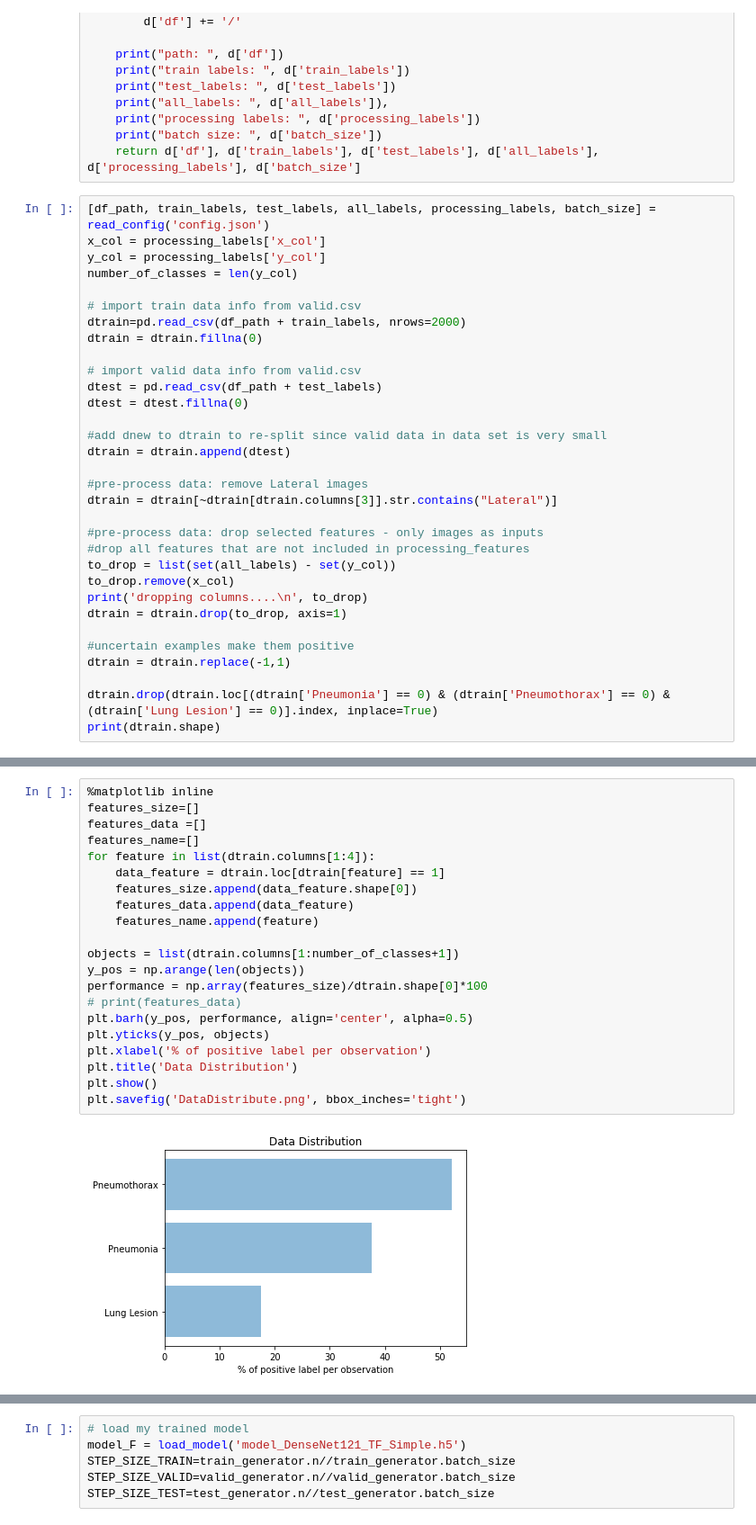
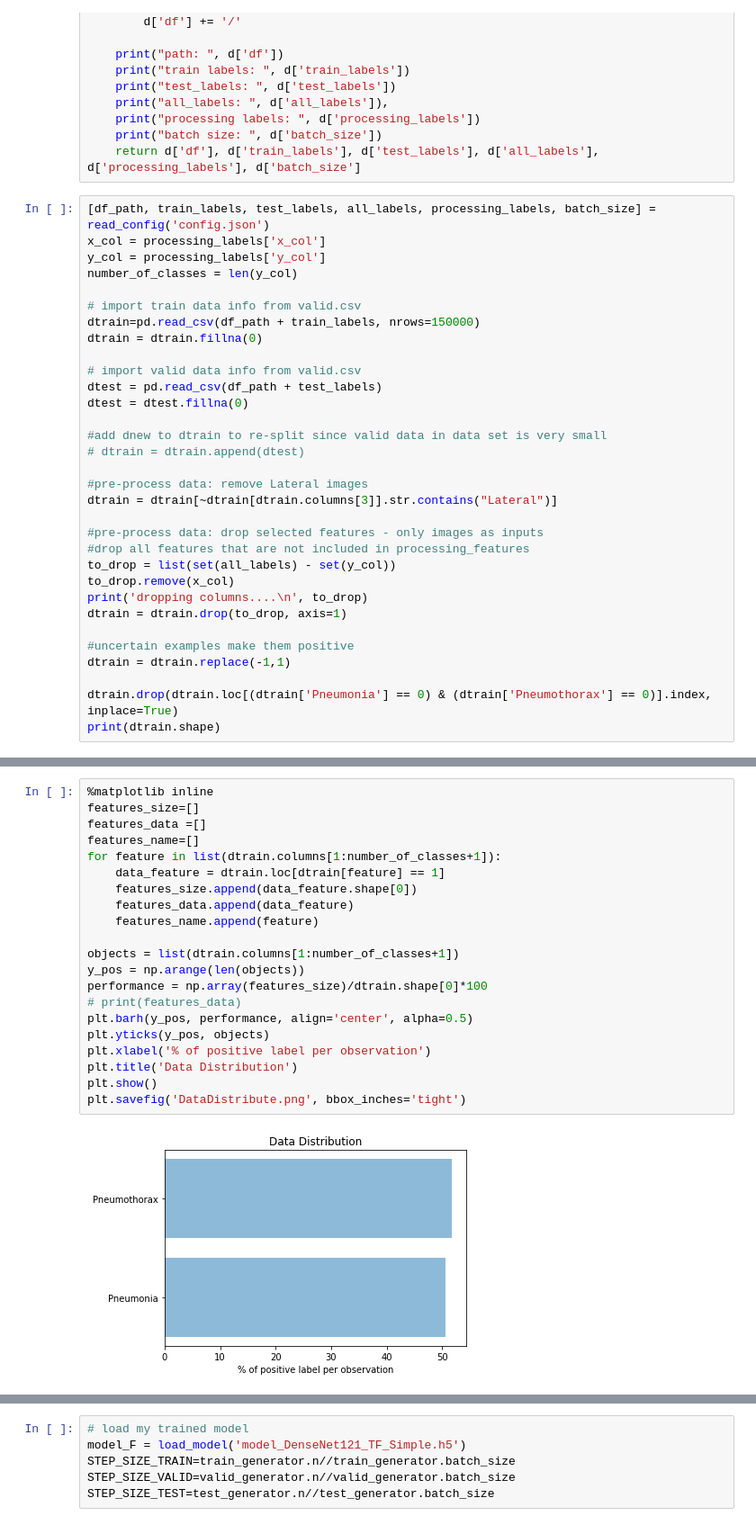
Before and after one commit to vassilispapadop/chexpert, a Jupyter notebook: Simple_base_model.ipynb, the cells around one changed output, grey strips where cells are left out. Shown at 90% size. Cells and saved outputs as stored; diff of their text form.

```diff
--- a/Simple_base_model.ipynb
+++ b/Simple_base_model.ipynb
@@ -55,7 +55,7 @@ y_col = processing_labels['y_col']
 number_of_classes = len(y_col)
 
 # import train data info from valid.csv
-dtrain=pd.read_csv(df_path + train_labels, nrows=2000)
+dtrain=pd.read_csv(df_path + train_labels, nrows=150000)
 dtrain = dtrain.fillna(0)
 
 # import valid data info from valid.csv
@@ -63,7 +63,7 @@ dtest = pd.read_csv(df_path + test_labels)
 dtest = dtest.fillna(0)
 
 #add dnew to dtrain to re-split since valid data in data set is very small
-dtrain = dtrain.append(dtest)
+# dtrain = dtrain.append(dtest)
 
 #pre-process data: remove Lateral images
 dtrain = dtrain[~dtrain[dtrain.columns[3]].str.contains("Lateral")]
@@ -78,7 +78,7 @@ dtrain = dtrain.drop(to_drop, axis=1)
 #uncertain examples make them positive
 dtrain = dtrain.replace(-1,1)
 
-dtrain.drop(dtrain.loc[(dtrain['Pneumonia'] == 0) & (dtrain['Pneumothorax'] == 0) & (dtrain['Lung Lesion'] == 0)].index, inplace=True)
+dtrain.drop(dtrain.loc[(dtrain['Pneumonia'] == 0) & (dtrain['Pneumothorax'] == 0)].index, inplace=True)
 print(dtrain.shape)
 # %% [output]
 path:  CheXpert-v1.0-small/
@@ -102,24 +110,24 @@ print(count)
 # %%
 %matplotlib inline
 features_size=[]
 features_data =[]
 features_name=[]
-for feature in list(dtrain.columns[1:4]):
+for feature in list(dtrain.columns[1:number_of_classes+1]):
     data_feature = dtrain.loc[dtrain[feature] == 1]
     features_size.append(data_feature.shape[0])
     features_data.append(data_feature)
     features_name.append(feature)
 
 objects = list(dtrain.columns[1:number_of_classes+1])
 y_pos = np.arange(len(objects))
 performance = np.array(features_size)/dtrain.shape[0]*100
 # print(features_data)
 plt.barh(y_pos, performance, align='center', alpha=0.5)
 plt.yticks(y_pos, objects)
 plt.xlabel('% of positive label per observation')
 plt.title('Data Distribution')
 plt.show()
 plt.savefig('DataDistribute.png', bbox_inches='tight')
 # %% [output]
-[figure, old version]
+[figure, new version]
 <Figure size 432x288 with 0 Axes>
```
Also changed, not shown: parts of 14 cells of this notebook, 14 other files.
